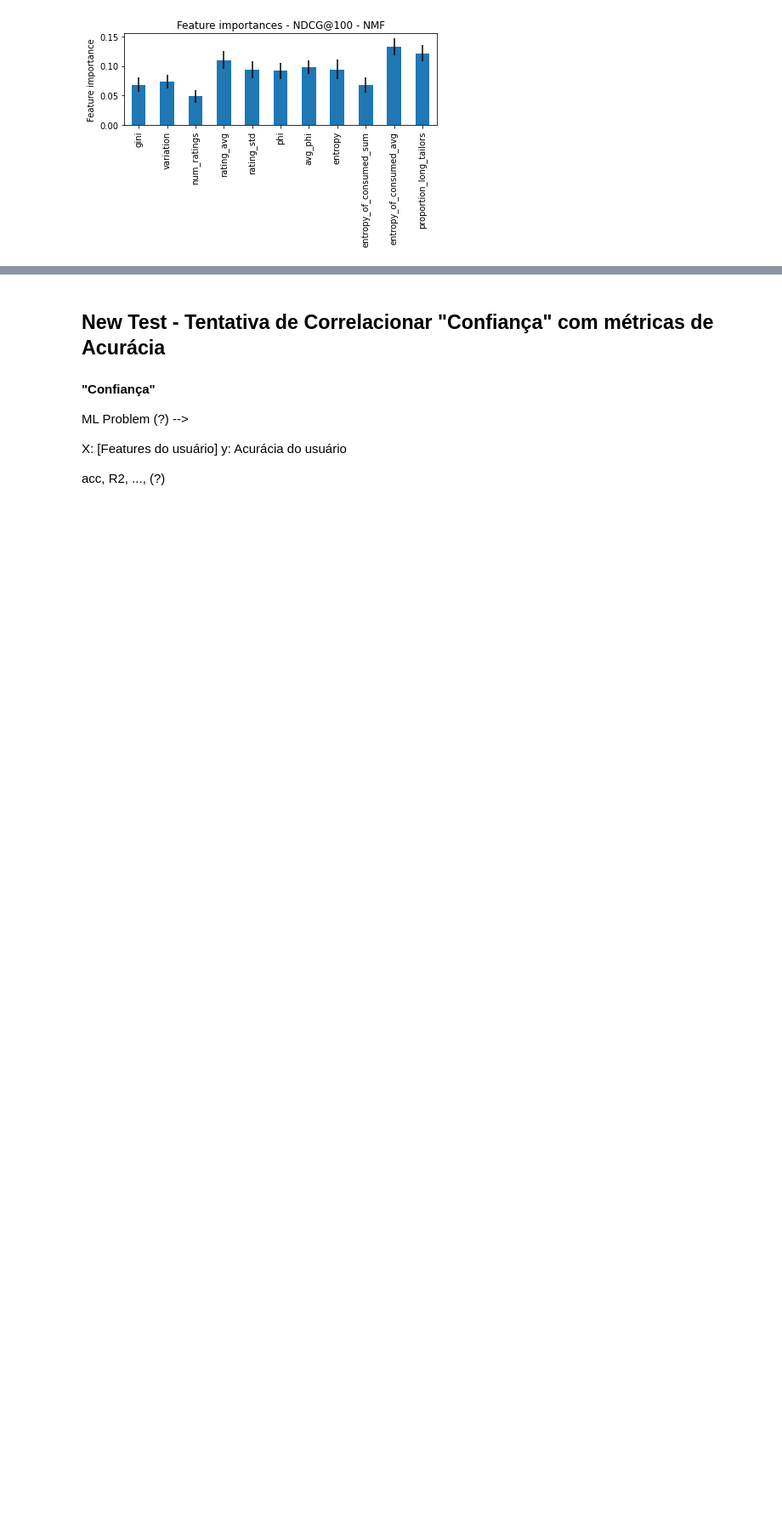
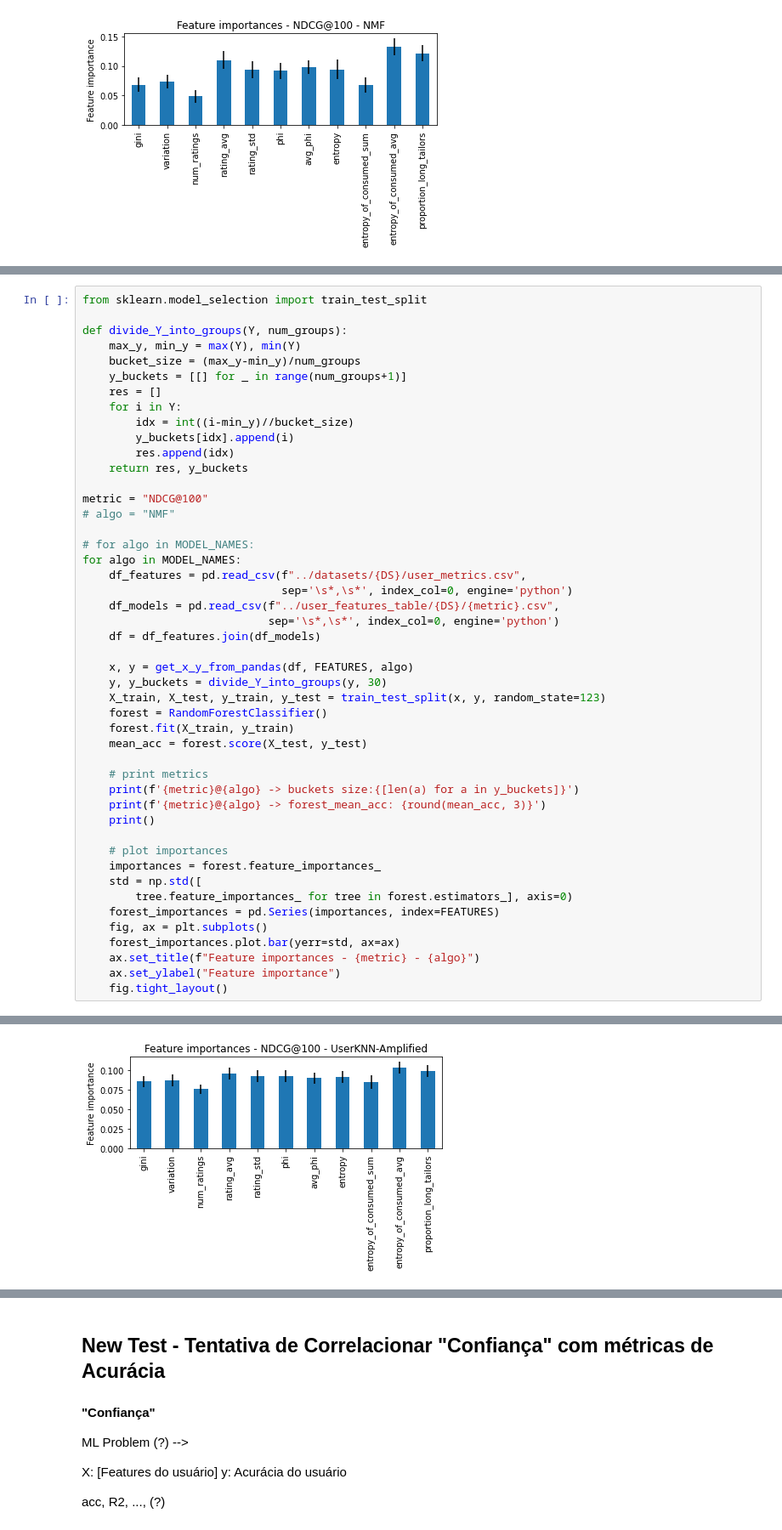
Before and after one commit to hugodavilat/recomendadores, a Jupyter notebook: explanatory_framework/features_calculator/user_features_importance.ipynb, the cells around one changed output, grey strips where cells are left out. Shown: that part at 85% size. Drawn from its saved outputs; the diff is of its cells as text; blank space fills up the shorter version.

```diff
--- a/explanatory_framework/features_calculator/user_features_importance.ipynb
+++ b/explanatory_framework/features_calculator/user_features_importance.ipynb
@@ -69,0 +103,48 @@ for algo in MODEL_NAMES:
+# %%
+from sklearn.model_selection import train_test_split
+
+def divide_Y_into_groups(Y, num_groups):
+    max_y, min_y = max(Y), min(Y)
+    bucket_size = (max_y-min_y)/num_groups
+    y_buckets = [[] for _ in range(num_groups+1)]
+    res = []
+    for i in Y:
+        idx = int((i-min_y)//bucket_size)
+        y_buckets[idx].append(i)
+        res.append(idx)
+    return res, y_buckets
+
+metric = "NDCG@100"
+# algo = "NMF"
+
+# for algo in MODEL_NAMES:
+for algo in MODEL_NAMES:
+    df_features = pd.read_csv(f"../datasets/{DS}/user_metrics.csv",
+                              sep='\s*,\s*', index_col=0, engine='python')
+    df_models = pd.read_csv(f"../user_features_table/{DS}/{metric}.csv",
+                            sep='\s*,\s*', index_col=0, engine='python')
+    df = df_features.join(df_models)
+
+    x, y = get_x_y_from_pandas(df, FEATURES, algo)
+    y, y_buckets = divide_Y_into_groups(y, 30)
+    X_train, X_test, y_train, y_test = train_test_split(x, y, random_state=123)
+    forest = RandomForestClassifier()
+    forest.fit(X_train, y_train)
+    mean_acc = forest.score(X_test, y_test)
+
+    # print metrics
+    print(f'{metric}@{algo} -> buckets size:{[len(a) for a in y_buckets]}')
+    print(f'{metric}@{algo} -> forest_mean_acc: {round(mean_acc, 3)}')
+    print()
+
+    # plot importances
+    importances = forest.feature_importances_
+    std = np.std([
+        tree.feature_importances_ for tree in forest.estimators_], axis=0)
+    forest_importances = pd.Series(importances, index=FEATURES)
+    fig, ax = plt.subplots()
+    forest_importances.plot.bar(yerr=std, ax=ax)
+    ax.set_title(f"Feature importances - {metric} - {algo}")
+    ax.set_ylabel("Feature importance")
+    fig.tight_layout()
+# %% [output]
@@ -69,0 +168 @@ for algo in MODEL_NAMES:
+[figure, added]
```
Also changed, not shown: parts of 5 cells of this notebook, 1 other file.
